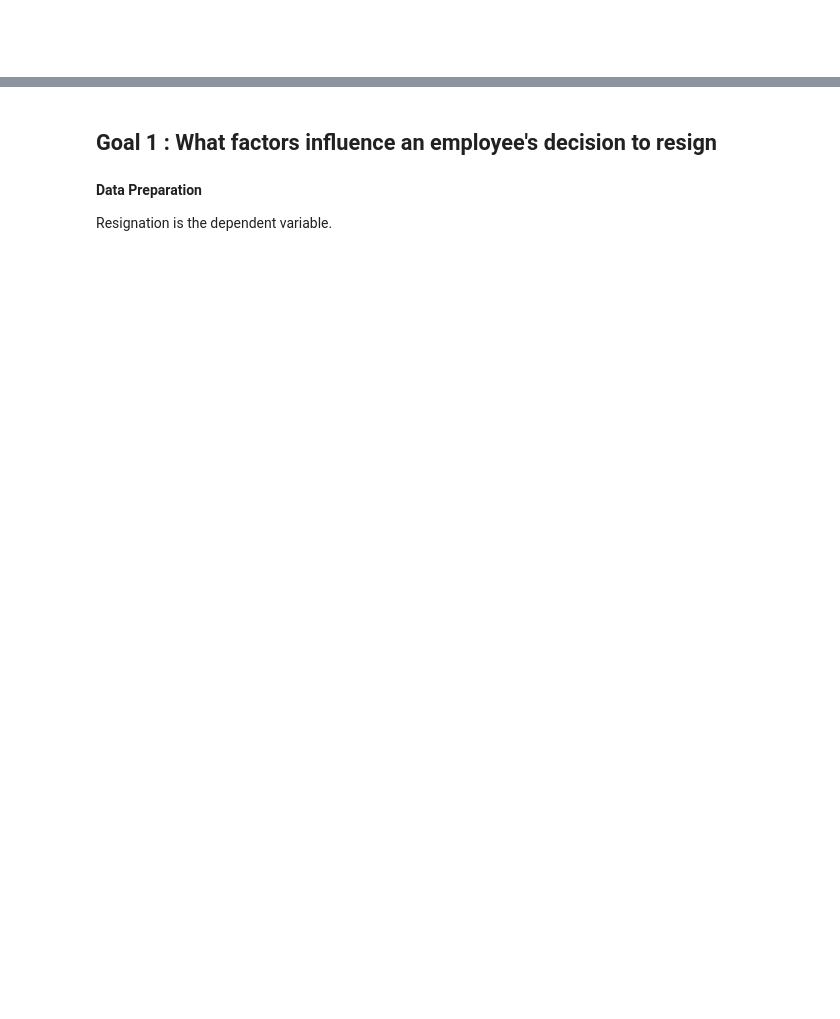
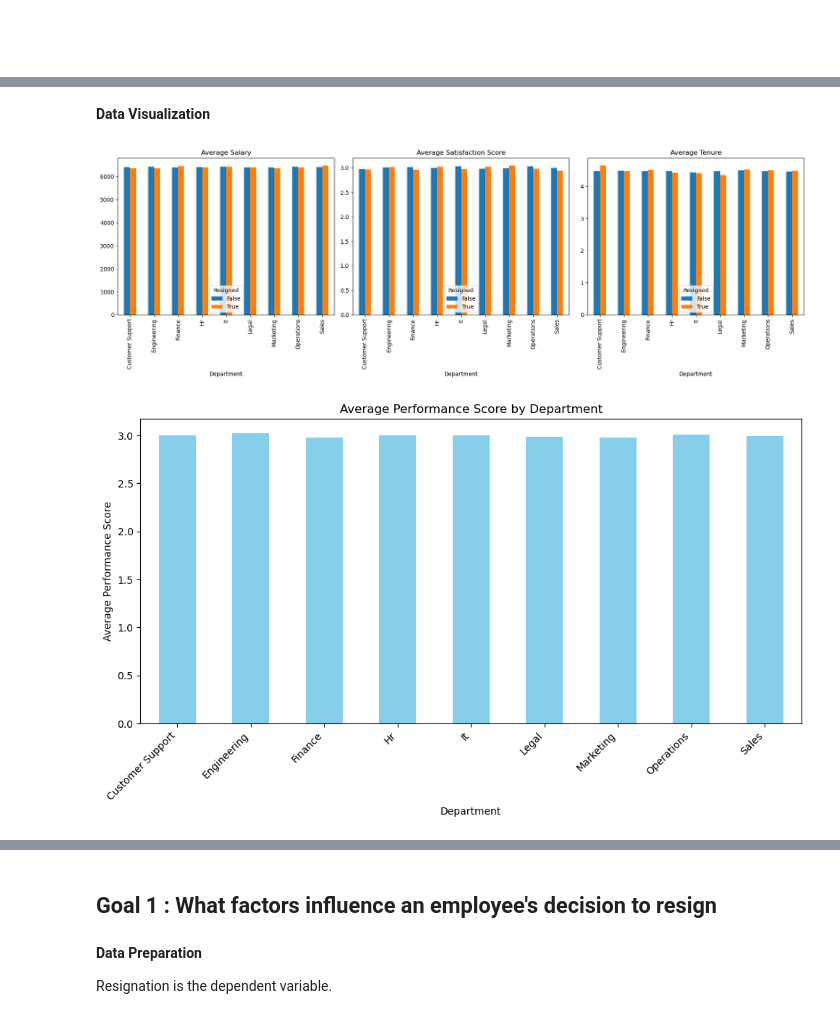
Before and after one commit to akshaynk21/capstone, a Jupyter notebook: employee.ipynb, the cells around one changed output, grey strips where cells are left out. Drawn from its saved outputs; the diff is of its cells as text; code cells hidden in the pictures; blank space fills up the shorter version.

```diff
--- a/employee.ipynb
+++ b/employee.ipynb
@@ -142,0 +181,18 @@ No null values in the provided dataset
+# %%
+# 1. Average tenure for employees who resigned vs. those who did not
+average_tenure_resigned = employee_df[employee_df['Resigned'] == True]['Years_At_Company'].mean()
+average_tenure_not_resigned = employee_df[employee_df['Resigned'] == False]['Years_At_Company'].mean()
+print(f"Average tenure for employees who resigned: {average_tenure_resigned}")
+print(f"Average tenure for employees who did not resign: {average_tenure_not_resigned}")
+
+# 2. Analyze performance ratings by department
+average_performance_by_department = employee_df.groupby('Department')['Performance_Score'].mean()
+print("\nAverage performance score by department:\n", average_performance_by_department)
+
+# 3. Correlation between performance scores and retention
+correlation = employee_df['Performance_Score'].corr(employee_df['Resigned'].astype(int))  # Convert boolean to int for correlation
+print(f"\nCorrelation between Performance Score and Resigned: {correlation}")
+
+# 4. Potential factors influencing retention
+retention_factors = employee_df.groupby(['Department', 'Resigned'])[['Monthly_Salary', 'Employee_Satisfaction_Score', 'Years_At_Company']].mean()
+print("\nAverage salary, satisfaction, and tenure by department and retention status:\n", retention_factors)
@@ -142,0 +217,23 @@ No null values in the provided dataset
+# %% [markdown]
+**Data Visualization**
+# %%
+# Plot average salary, satisfaction, and tenure by department and retention status
+fig, axes = plt.subplots(1, 3, figsize=(18, 6))
+retention_factors['Monthly_Salary'].unstack().plot(kind='bar', ax=axes[0], title="Average Salary")
+retention_factors['Employee_Satisfaction_Score'].unstack().plot(kind='bar', ax=axes[1], title="Average Satisfaction Score")
+retention_factors['Years_At_Company'].unstack().plot(kind='bar', ax=axes[2], title="Average Tenure")
+plt.tight_layout()
+plt.show()
+
+# Plot average performance score by department
+plt.figure(figsize=(10, 6))
+average_performance_by_department.plot(kind='bar', color='skyblue')
+plt.title("Average Performance Score by Department")
+plt.ylabel("Average Performance Score")
+plt.xlabel("Department")
+plt.xticks(rotation=45, ha="right")  # Rotate x-axis labels for better readability
+plt.tight_layout()
+plt.show()
+# %% [output]
+[figure, added]
+[figure, added]
```
Also changed, not shown: parts of 60 cells of this notebook.
